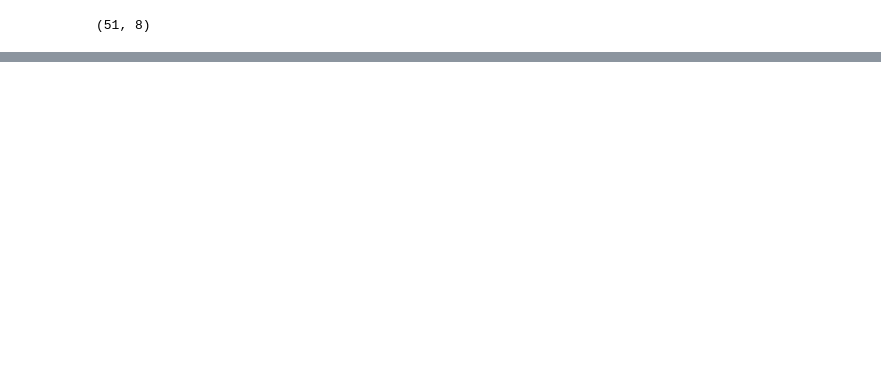
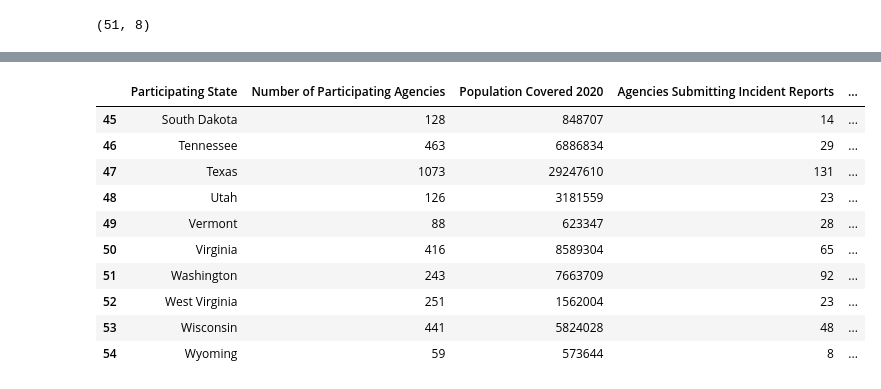
Before and after one commit to jaiduncan/HateCrimeStatistics2020, a Jupyter notebook: HateCrimes.ipynb, the cells around one changed output, grey strips where cells are left out. Saved outputs shown, nothing was run; the diff lists cells and outputs as text; code cells hidden in the pictures; blank space fills up the shorter version.

```diff
--- a/HateCrimes.ipynb
+++ b/HateCrimes.ipynb
@@ -131,0 +143,4 @@ hc2016.shape
+# %%
+hc2020=pd.read_excel("Hate_Crime_Reporting_by_State_and_Federal_2020.xlsx")
+print(hc2020.shape)
+hc2020.head()
@@ -131,0 +155,2 @@ hc2016.shape
+# %%
+hc2020.drop(labels=[0, 1], axis=0, inplace=True)
@@ -131,0 +161,11 @@ hc2016.shape
+# %%
+fixed_columns = {
+    'Table 12':'Participating State',
+    'Unnamed: 1':'Number of Participating Agencies',
+    'Unnamed: 2':'Population Covered 2020',
+    'Unnamed: 3':'Agencies Submitting Incident Reports',
+    'Unnamed: 4':'Total Number of Incidents Reported 2020'
+}
+
+hc2020.rename(columns=fixed_columns,inplace=True)
+hc2020.columns
@@ -131,0 +177,6 @@ hc2016.shape
+# %%
+hc2020.drop(
+    labels=[2],
+    axis=0,
+    inplace=True
+    )
@@ -131,0 +212,15 @@ hc2016.shape
+# %%
+hc2020 = hc2020[:52]
+hc2020.tail(10)
+# %% [output]
+|  | Participating State | Number of Participating Agencies | Population Covered 2020 | Agencies Submitting Incident Reports | ... |
+| 45 | South Dakota | 128 | 848707 | 14 | ... |
+| 46 | Tennessee | 463 | 6886834 | 29 | ... |
+| 47 | Texas | 1073 | 29247610 | 131 | ... |
+| 48 | Utah | 126 | 3181559 | 23 | ... |
+| 49 | Vermont | 88 | 623347 | 28 | ... |
+| 50 | Virginia | 416 | 8589304 | 65 | ... |
+| 51 | Washington | 243 | 7663709 | 92 | ... |
+| 52 | West Virginia | 251 | 1562004 | 23 | ... |
+| 53 | Wisconsin | 441 | 5824028 | 48 | ... |
+| 54 | Wyoming | 59 | 573644 | 8 | ... |
```
Also changed, not shown: parts of 13 cells of this notebook.
